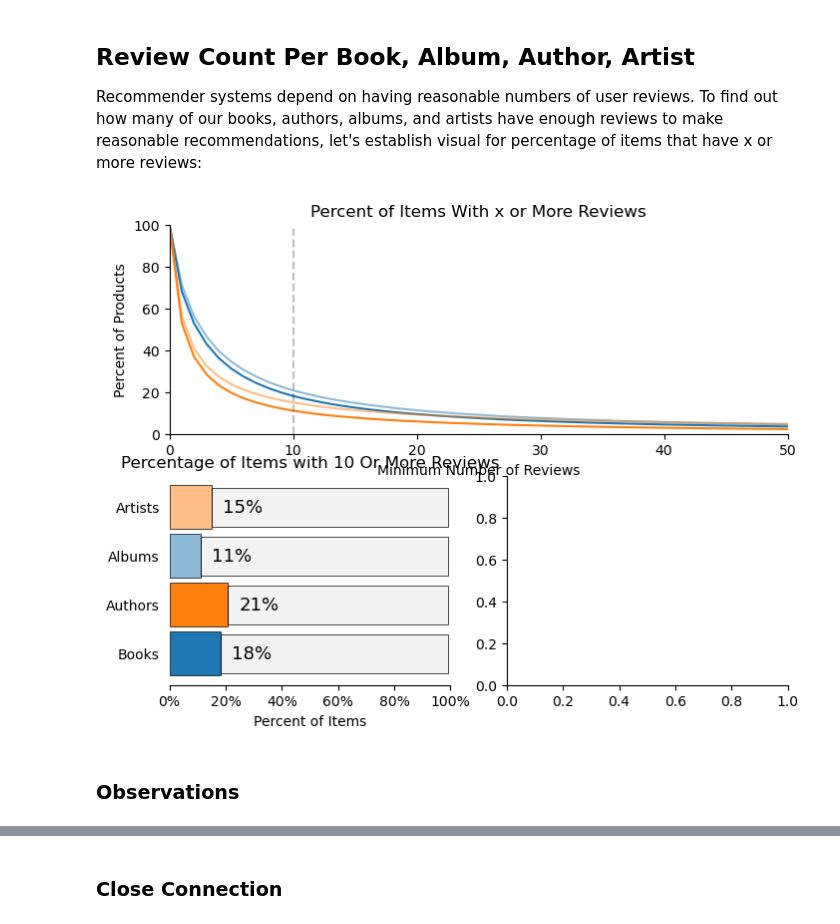
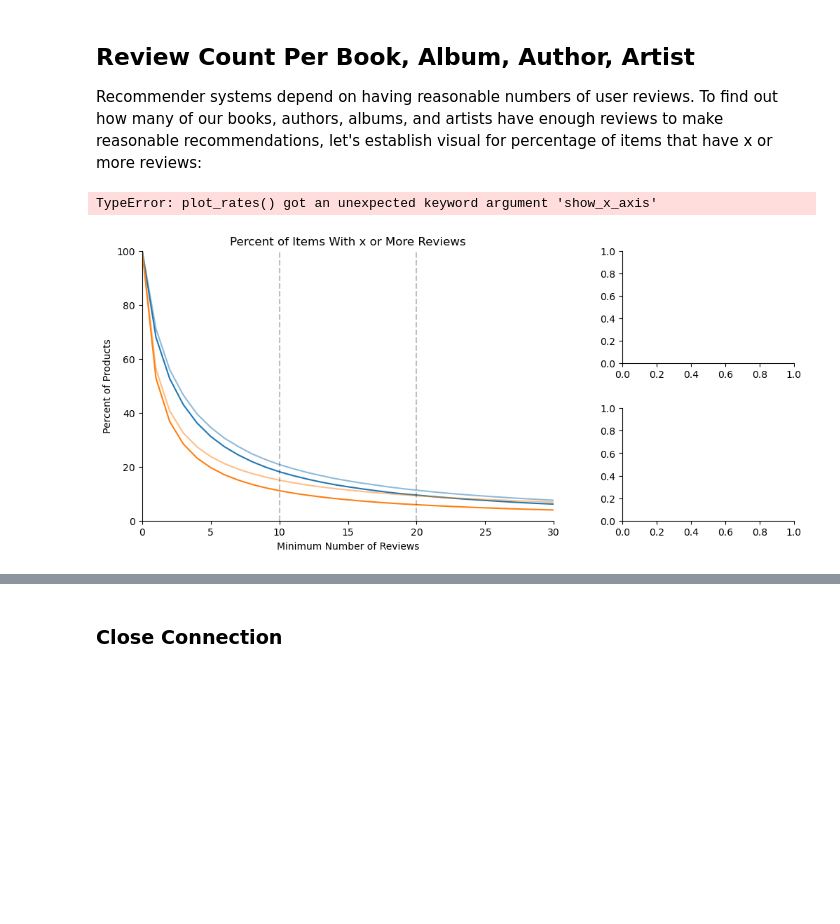
Before and after one commit to RolfHendriks/presto, a Jupyter notebook: presto/01-product_data.ipynb, the cells around one changed output, grey strips where cells are left out. Saved outputs shown, nothing was run; the diff lists cells and outputs as text; code cells hidden in the pictures; blank space fills up the shorter version.

```diff
--- a/presto/01-product_data.ipynb
+++ b/presto/01-product_data.ipynb
@@ -16,6 +16,9 @@ import shared.format as format
 
 pd.set_option('display.max_colwidth', 200)
 viz.set_style()
+
+# if enabled, output graphics optimized for PowerPoint/presentation
+presentation_mode = True
 # %% [output]
 The autoreload extension is already loaded. To reload it, use:
   %reload_ext autoreload
@@ -364,57 +366,68 @@ artists_by_review_count = items_per_review_count(artist_reviews.artist, artist_r
 # %%
 plots = [
     ('Books', books_by_review_count),
+    ('Authors', authors_by_review_count),
     ('Albums', albums_by_review_count),
-    ('Authors', authors_by_review_count),
     ('Artists', artists_by_review_count)
 ]
 
 color_map = {
     'Books': 'tab:blue',
+    'Authors': ('tab:blue', 0.5),
     'Albums': 'tab:orange',
-    'Authors': ('tab:blue', 0.5),
     'Artists': ('tab:orange', 0.5)
 }
 
 def plot_review_cutoff(cutoff: int, ax = None):
     ax = ax or plt.gca()
     ys = [tuple[0] for tuple in plots]
     widths = [tuple[1] for tuple in plots]
-    widths = [counts_by_review['count'].cumsum().iloc[cutoff] / counts_by_review['count'].sum() for counts_by_review in widths]
+    widths = [counts_by_review['count'].ccumsum().iloc[cutoff] / counts_by_review['count'].sum() for counts_by_review in widths]
     widths = [1 - x for x in widths]
-    viz.plot_rates(ys, widths, color = color_map.values(), ax = ax)
+    bars, _, _  = viz.plot_rates(ys, widths, color = color_map.values(), show_x_axis = False, ax = ax)
     ax.set(
-        xlabel = 'Percent of Items',
-        title = f'Percentage of Items with {cutoff} Or More Reviews'
+        #xlabel = 'Percent of Items',
+        title = f'% Items with {cutoff} Or More Reviews'
     )
 
 def counts_to_percentages(counts: pd.Series) -> pd.Series:
     return 100 * counts.cumsum() / counts.sum()
 
-def plot_review_count_lines(ax = None):
+def plot_review_count_lines(cutoffs = [10], ax = None):
     ax = ax or plt.gca()
     for title, data in plots:
         # normalize counts into percentages
         x = data.index
         y = 100 - counts_to_percentages(data['count'])
         ax.plot(x, y, label = title, color = color_map[title])
     ax.set(
-        xlim = (0, 50),
+        xlim = (0, 30),
         ylim = (0, 100),
         xlabel = 'Minimum Number of Reviews',
         ylabel = 'Percent of Products',
         title = f'Review Counts'
     )
-    ax.axvline(10, linestyle = '--', color = 'k', alpha = 0.25)
+    for cutoff in cutoffs:
+        ax.axvline(cutoff, linestyle = '--', color = 'k', alpha = 0.25)
     ax.set_title('Percent of Items With x or More Reviews')
     ax.grid(False)
 
 
-fig, axs = plt.subplot_mosaic("AA;BC")
-fig.set_size_inches(8, 6)
-plot_review_count_lines(axs['A'])
-plot_review_cutoff(10, axs['B'])
+cutoffs = (10, 20)  # it takes about 10-20 ratings to make good recommendations. Feel free to tweak these values as needed.
+if presentation_mode:
+    fig, axs = plt.subplot_mosaic("AAB;AAC")
+    fig.set_size_inches(12,5)
+    fig.subplots_adjust(hspace = 0.4, wspace = 0.4)
+else:
+    fig, axs = plt.subplot_mosaic("AA;BC")
+    fig.set_size_inches(8, 8)
+    fig.subplots_adjust(hspace = 0.5, wspace = 0.4)
+plot_review_count_lines(cutoffs, axs['A'])
+plot_review_cutoff(cutoffs[0], axs['B'])
+plot_review_cutoff(cutoffs[1], axs['C'])
+axs['A'].legend()
+
+plt.savefig('../images/review_coverage.png', transparent = False)
 # %% [output]
+TypeError: plot_rates() got an unexpected keyword argument 'show_x_axis'
-[figure, old version]
+[figure, new version]
-# %% [markdown]
-### Observations
```
Also changed, not shown: parts of 4 cells of this notebook, 9 other files.
